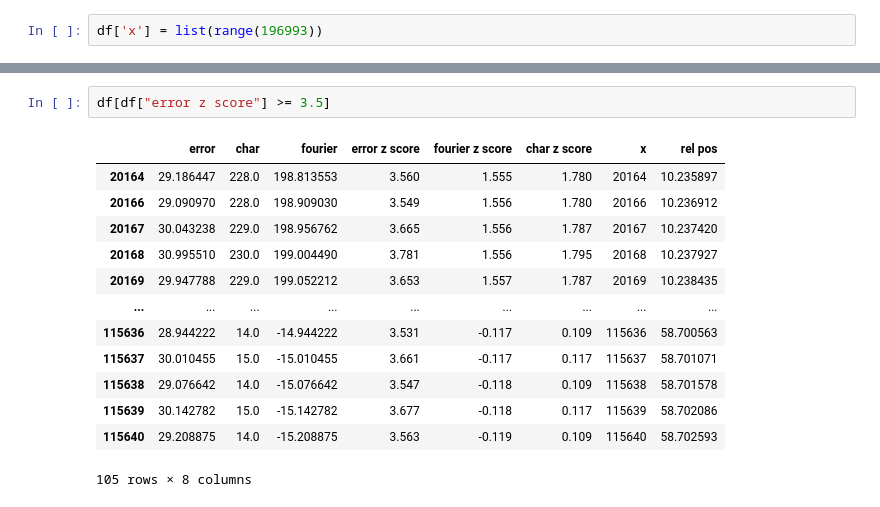
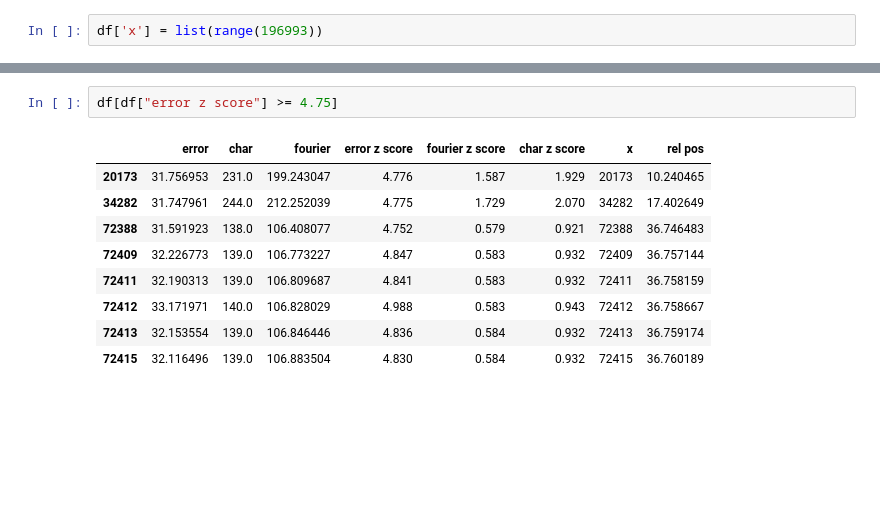
Before and after one commit to jcheigh/Thesis, a Jupyter notebook: src/analysis/data_analysis/error_list_analysis.ipynb, the cells around one changed output, grey strips where cells are left out. Cells and saved outputs as stored; diff of their text form; blank space fills up the shorter version.

```diff
--- a/src/analysis/data_analysis/error_list_analysis.ipynb
+++ b/src/analysis/data_analysis/error_list_analysis.ipynb
@@ -643,17 +652,13 @@ df
 196993 rows × 8 columns
 # %%
-df[df["error z score"] >= 3.5]
+df[df["error z score"] >= 4.75]
 # %% [output]
 |  | error | char | fourier | error z score | fourier z score | char z score | x | rel pos |
-| 20164 | 29.186447 | 228.0 | 198.813553 | 3.560 | 1.555 | 1.780 | 20164 | 10.235897 |
-| 20166 | 29.090970 | 228.0 | 198.909030 | 3.549 | 1.556 | 1.780 | 20166 | 10.236912 |
-| 20167 | 30.043238 | 229.0 | 198.956762 | 3.665 | 1.556 | 1.787 | 20167 | 10.237420 |
-| 20168 | 30.995510 | 230.0 | 199.004490 | 3.781 | 1.556 | 1.795 | 20168 | 10.237927 |
-| 20169 | 29.947788 | 229.0 | 199.052212 | 3.653 | 1.557 | 1.787 | 20169 | 10.238435 |
-| ... | ... | ... | ... | ... | ... | ... | ... | ... |
-| 115636 | 28.944222 | 14.0 | -14.944222 | 3.531 | -0.117 | 0.109 | 115636 | 58.700563 |
-| 115637 | 30.010455 | 15.0 | -15.010455 | 3.661 | -0.117 | 0.117 | 115637 | 58.701071 |
-| 115638 | 29.076642 | 14.0 | -15.076642 | 3.547 | -0.118 | 0.109 | 115638 | 58.701578 |
-| 115639 | 30.142782 | 15.0 | -15.142782 | 3.677 | -0.118 | 0.117 | 115639 | 58.702086 |
-| 115640 | 29.208875 | 14.0 | -15.208875 | 3.563 | -0.119 | 0.109 | 115640 | 58.702593 |
+| 20173 | 31.756953 | 231.0 | 199.243047 | 4.776 | 1.587 | 1.929 | 20173 | 10.240465 |
+| 34282 | 31.747961 | 244.0 | 212.252039 | 4.775 | 1.729 | 2.070 | 34282 | 17.402649 |
+| 72388 | 31.591923 | 138.0 | 106.408077 | 4.752 | 0.579 | 0.921 | 72388 | 36.746483 |
+| 72409 | 32.226773 | 139.0 | 106.773227 | 4.847 | 0.583 | 0.932 | 72409 | 36.757144 |
+| 72411 | 32.190313 | 139.0 | 106.809687 | 4.841 | 0.583 | 0.932 | 72411 | 36.758159 |
+| 72412 | 33.171971 | 140.0 | 106.828029 | 4.988 | 0.583 | 0.943 | 72412 | 36.758667 |
+| 72413 | 32.153554 | 139.0 | 106.846446 | 4.836 | 0.584 | 0.932 | 72413 | 36.759174 |
+| 72415 | 32.116496 | 139.0 | 106.883504 | 4.830 | 0.584 | 0.932 | 72415 | 36.760189 |
-105 rows × 8 columns
```
Also changed, not shown: parts of 13 cells of this notebook, 10 other files.
